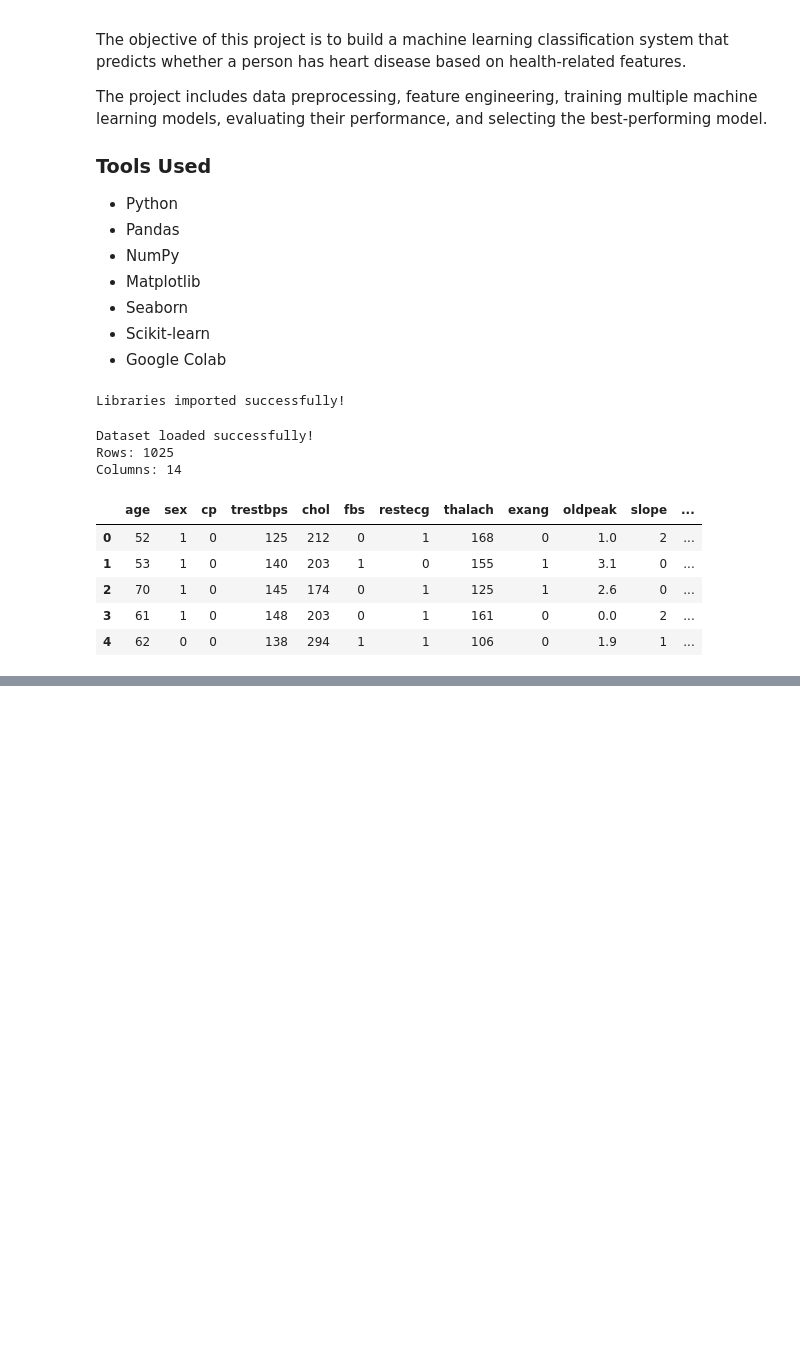
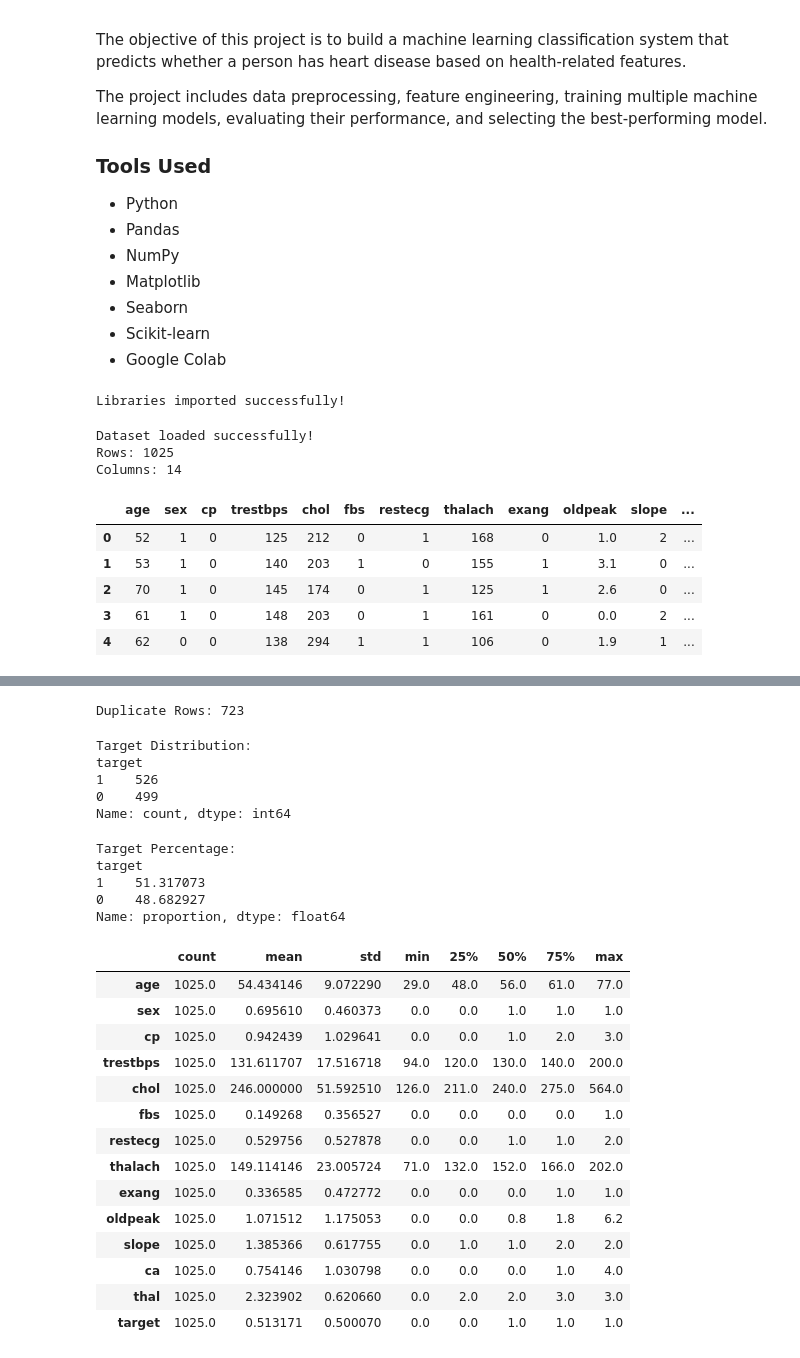
Before and after one commit to ankithm2005/Heart-Disease-ML-Project, a Jupyter notebook: Heart_Disease_ML_Project.ipynb, the cells around one changed output, grey strips where cells are left out. Cells and saved outputs as stored; diff of their text form; code cells hidden in the pictures; blank space fills up the shorter version.

```diff
--- a/Heart_Disease_ML_Project.ipynb
+++ b/Heart_Disease_ML_Project.ipynb
@@ -48,0 +110,40 @@ df.head()
+# %%
+print("Duplicate Rows:", df.duplicated().sum())
+# %% [output]
+Duplicate Rows: 723
+# %%
+print("Target Distribution:")
+print(df['target'].value_counts())
+# %% [output]
+Target Distribution:
+target
+1    526
+0    499
+Name: count, dtype: int64
+# %%
+print("\nTarget Percentage:")
+print(df['target'].value_counts(normalize=True) * 100)
+# %% [output]
+Target Percentage:
+target
+1    51.317073
+0    48.682927
+Name: proportion, dtype: float64
+# %%
+df.describe().T
+# %% [output]
+|  | count | mean | std | min | 25% | 50% | 75% | max |
+| age | 1025.0 | 54.434146 | 9.072290 | 29.0 | 48.0 | 56.0 | 61.0 | 77.0 |
+| sex | 1025.0 | 0.695610 | 0.460373 | 0.0 | 0.0 | 1.0 | 1.0 | 1.0 |
+| cp | 1025.0 | 0.942439 | 1.029641 | 0.0 | 0.0 | 1.0 | 2.0 | 3.0 |
+| trestbps | 1025.0 | 131.611707 | 17.516718 | 94.0 | 120.0 | 130.0 | 140.0 | 200.0 |
+| chol | 1025.0 | 246.000000 | 51.592510 | 126.0 | 211.0 | 240.0 | 275.0 | 564.0 |
+| fbs | 1025.0 | 0.149268 | 0.356527 | 0.0 | 0.0 | 0.0 | 0.0 | 1.0 |
+| restecg | 1025.0 | 0.529756 | 0.527878 | 0.0 | 0.0 | 1.0 | 1.0 | 2.0 |
+| thalach | 1025.0 | 149.114146 | 23.005724 | 71.0 | 132.0 | 152.0 | 166.0 | 202.0 |
+| exang | 1025.0 | 0.336585 | 0.472772 | 0.0 | 0.0 | 0.0 | 1.0 | 1.0 |
+| oldpeak | 1025.0 | 1.071512 | 1.175053 | 0.0 | 0.0 | 0.8 | 1.8 | 6.2 |
+| slope | 1025.0 | 1.385366 | 0.617755 | 0.0 | 1.0 | 1.0 | 2.0 | 2.0 |
+| ca | 1025.0 | 0.754146 | 1.030798 | 0.0 | 0.0 | 0.0 | 1.0 | 4.0 |
+| thal | 1025.0 | 2.323902 | 0.620660 | 0.0 | 2.0 | 2.0 | 3.0 | 3.0 |
+| target | 1025.0 | 0.513171 | 0.500070 | 0.0 | 0.0 | 1.0 | 1.0 | 1.0 |
```
Also changed, not shown: parts of 13 cells of this notebook.
